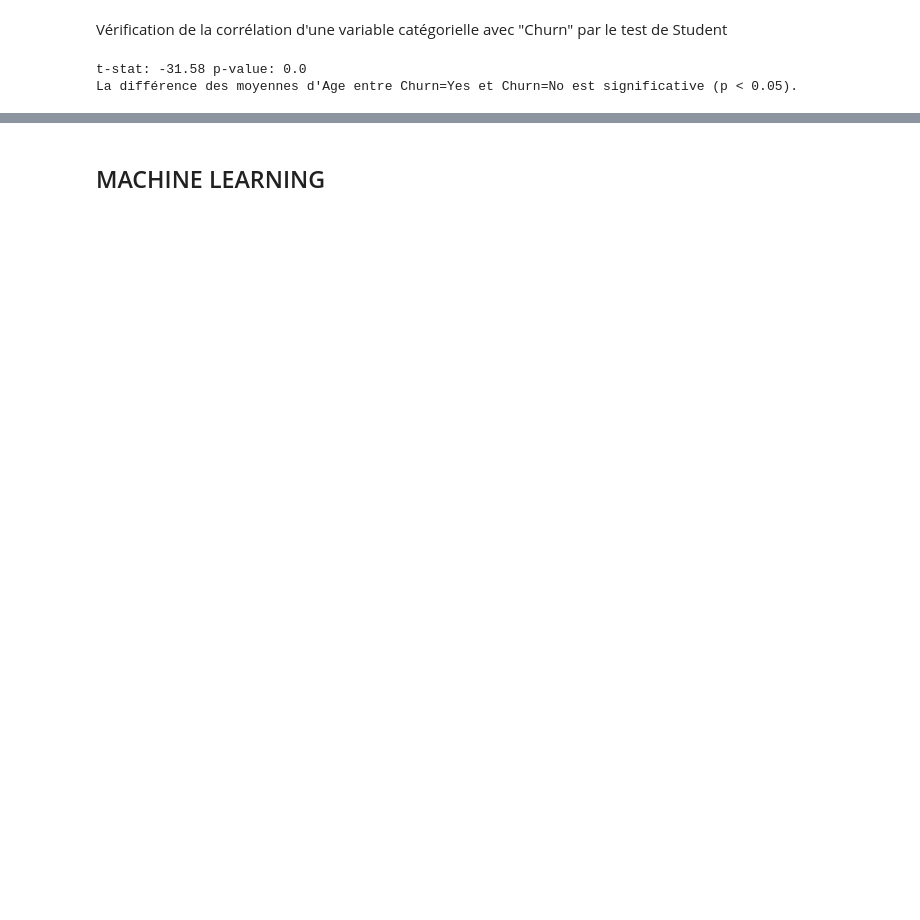
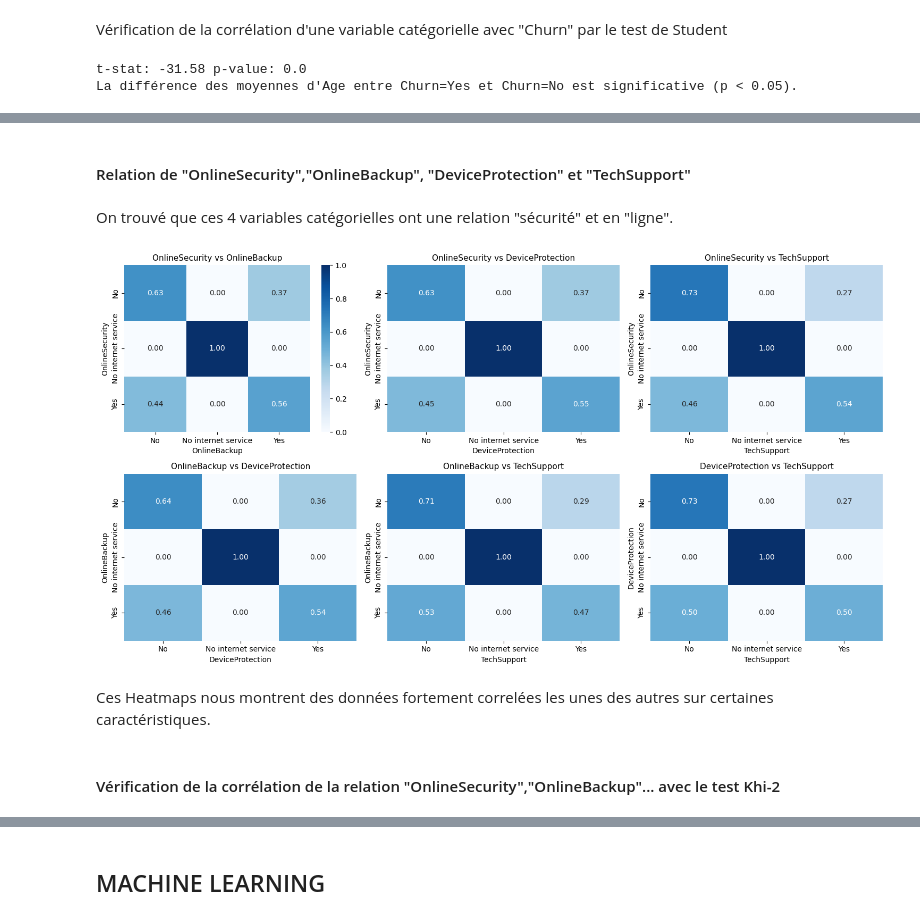
Before and after one commit to Elijoelemile/PREDICTION_DU_CHURN_CLIENT_AVEC_MODELE_DE_MACHINE_LEARNING, a Jupyter notebook: notebook/prediction_du_churn_client.ipynb, the cells around one changed output, grey strips where cells are left out. Drawn from its saved outputs; the diff is of its cells as text; code cells hidden in the pictures; blank space fills up the shorter version.

Commit message:
Organisation de tous les documents. Modification apporter sur le README. Création de l'app viz. Ajout du fichier requierements

```diff
--- a/notebook/prediction_du_churn_client.ipynb
+++ b/notebook/prediction_du_churn_client.ipynb
@@ -11,0 +33,14 @@ data = pd.read_csv("WA_Fn-UseC_-Telco-Customer-Churn.csv")
+# %%
+# Dossier où se trouvent les données du data warehouse
+warehouse_dir = r"C:\Users\Эли Жоэль\PREDICTION_DU_CHURN_CLIENT_AVEC_MODELE_DE_MACHINE_LEARNING\infrastructure\data_warehouse\BI_data"
+
+# lister les fichiers CSV dans le dossier BI_data
+files = [f for f in os.listdir(warehouse_dir) if f.endswith("WA_Fn-UseC_-Telco-Customer-Churn.csv")]
+print("Fichiers disponibles dans BI_data :", files)
+
+# Exemple : lecture du premier fichier CSV
+file_name = files[0]                     # On peut changer l’index si on en a besoin
+file_path = os.path.join(warehouse_dir, file_name)
+
+# Charger le fichier dans un DataFrame
+data = pd.read_csv(file_path)
@@ -359,0 +419,45 @@ La différence des moyennes d'Age entre Churn=Yes et Churn=No est significative
+# %% [markdown]
+#### Relation de "OnlineSecurity","OnlineBackup", "DeviceProtection" et "TechSupport"
+# %% [markdown]
+On trouvé que ces 4 variables catégorielles ont une relation "sécurité" et en "ligne".
+# %%
+# Variables sélectionnées
+data_online_secu = ["OnlineSecurity", "OnlineBackup", "DeviceProtection", "TechSupport"]
+
+# Générer toutes les paires (6 couples)
+pairs = [(data_online_secu[i], data_online_secu[j])
+         for i in range(len(data_online_secu))
+         for j in range(i+1, len(data_online_secu))]
+
+n_pairs = len(pairs)
+
+# Grille : 2 lignes × 3 colonnes
+n_cols = 3
+n_rows = math.ceil(n_pairs / n_cols)
+
+fig, axes = plt.subplots(n_rows, n_cols, figsize=(5*n_cols, 4*n_rows))
+axes = axes.flatten()
+
+# Tracer les heatmaps
+for idx, (var1, var2) in enumerate(pairs):
+    crosstab = pd.crosstab(data[var1], data[var2], normalize="index")
+    sns.heatmap(
+        crosstab, annot=True, cmap="Blues", fmt=".2f",
+        ax=axes[idx], cbar=(idx==0)  # Affiche la barre de couleur uniquement sur le premier
+    )
+    axes[idx].set_title(f"{var1} vs {var2}", fontsize=11)
+    axes[idx].set_ylabel(var1)
+    axes[idx].set_xlabel(var2)
+
+# Supprimer les axes vides si la grille est plus grande que le nombre de paires
+for j in range(len(pairs), len(axes)):
+    fig.delaxes(axes[j])
+
+fig.tight_layout()
+plt.show()
+# %% [output]
+[figure, added]
+# %% [markdown]
+Ces Heatmaps nous montrent des données fortement correlées les unes des autres sur certaines caractéristiques.
+# %% [markdown]
+#### Vérification de la corrélation de la relation "OnlineSecurity","OnlineBackup"... avec le test Khi-2
```
Also changed, not shown: parts of 75 cells of this notebook, 5 other files.
